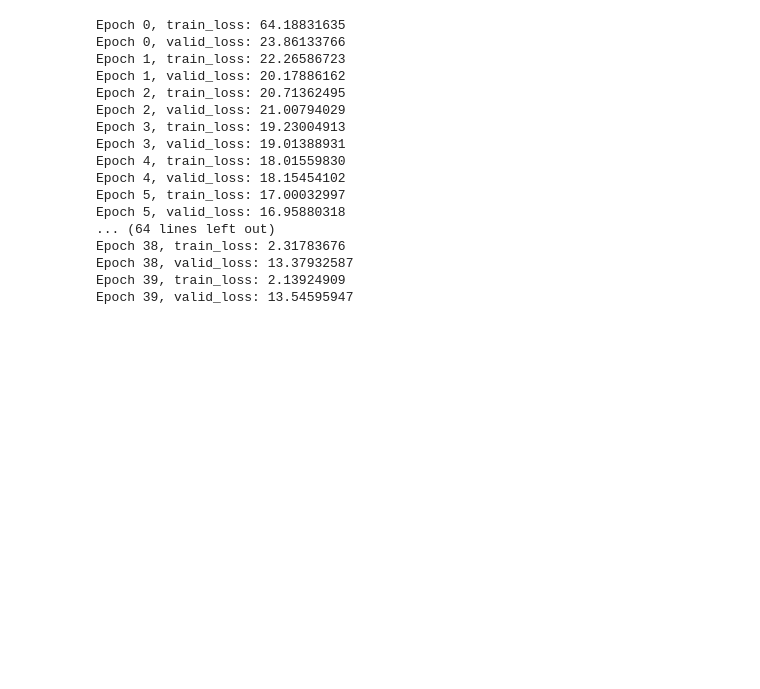
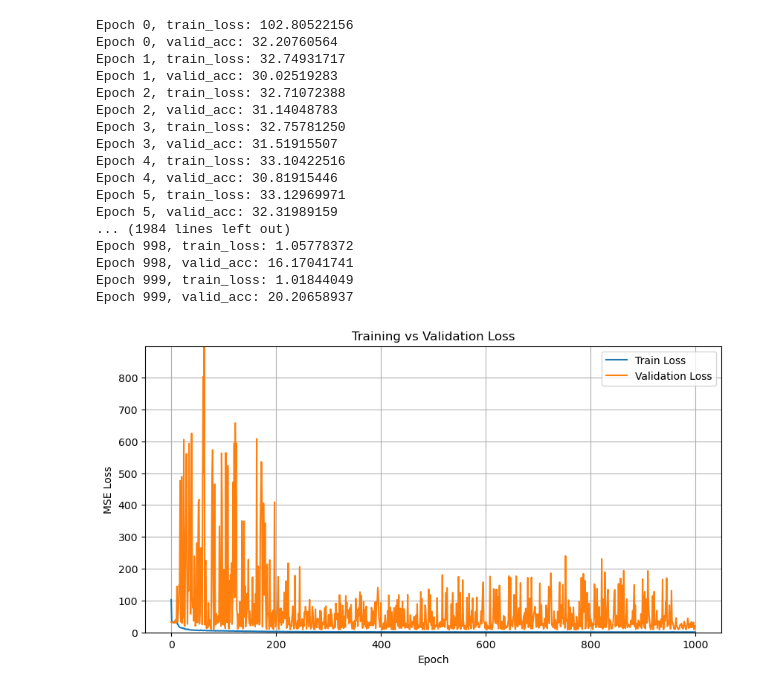
Before and after one commit to Torfinhell/Ml_homework, a Jupyter notebook: Depth_Vision_and_Graphics/Face_Points/face_predict.ipynb, the cells around one changed output. Cells and saved outputs as stored; diff of their text form; code cells hidden in the pictures; blank space fills up the shorter version.

```diff
--- a/Depth_Vision_and_Graphics/Face_Points/face_predict.ipynb
+++ b/Depth_Vision_and_Graphics/Face_Points/face_predict.ipynb
@@ -9,7 +9,7 @@ import cv2
 from tqdm.auto import tqdm
 import math
 # %%
-BATCH_SIZE=32
+BATCH_SIZE=64
 WINDOW_SIZE=(100, 100)
 if(torch.cuda.is_available()):
     DEVICE=torch.device("cuda")
@@ -147,14 +195,14 @@ dl_train=data.DataLoader(
     batch_size=BATCH_SIZE,
     shuffle=True,
     drop_last=True,
-    num_workers=os.cpu_count()
+    num_workers=os.cpu_count(),
 )
 dl_valid=data.DataLoader(
     ds_valid,
     batch_size=BATCH_SIZE,
     shuffle=True,
     drop_last=True,
-    num_workers=os.cpu_count()
+    num_workers=os.cpu_count(),
 )
 # %%
 class MyModel(nn.Sequential):
@@ -180,8 +254,11 @@ class MyModel(nn.Sequential):
 # %%
+
 def train(num_epochs=3):
     model=MyModel().to(DEVICE)
     loss_fn=torch.nn.MSELoss().to(DEVICE)
     optimizer=torch.optim.AdamW(model.parameters(), lr=1e-3)
+    train_losses = []
+    valid_losses = []
     for e in range(num_epochs):
         model.train()
         train_loss=[]
@@ -196,6 +273,7 @@ def train(num_epochs=3):
             optimizer.step()
             optimizer.zero_grad()
         train_loss=torch.stack(train_loss).mean()
+        train_losses.append(train_loss.item())
         print(
             f"Epoch {e},",
             f"train_loss: {(train_loss.item()):.8f}",
@@ -208,33 +286,48 @@ def train(num_epochs=3):
             with torch.no_grad():
                 p_batch = model(x_batch)
             y_batch=y_batch.reshape(y_batch.shape[0], -1)
-            loss=loss_fn(p_batch, y_batch)
+            loss=torch.nn.MSELoss()(p_batch, y_batch)
             valid_accs.append(loss.detach())
         valid_accs = torch.stack(valid_accs).mean()
+        valid_losses.append(valid_accs.item())
+
         print(
             f"Epoch {e},",
-            f"valid_loss: {valid_accs.item():.8f}",
+            f"valid_acc: {valid_accs.item():.8f}",
         )
+        if(e%100==0 or e==num_epochs-1):
+            torch.save(model.state_dict(), "facepoints_model_ch.pt")
+    plt.figure(figsize=(10, 5))
+    plt.plot(train_losses, label='Train Loss')
+    plt.plot(valid_losses, label='Validation Loss')
+    plt.xlabel("Epoch")
+    plt.ylabel("MSE Loss")
+    plt.ylim(0, min(max(max(valid_losses), max(train_losses)), 100))
+    plt.title("Training vs Validation Loss")
+    plt.legend()
+    plt.grid(True)
+    plt.show()
     return model
 # %%
 if(DEVICE==torch.device("cuda:0")):
     torch.cuda.empty_cache()
-model=train(num_epochs=40)
+model=train(num_epochs=1000)
 # %% [output]
-Epoch 0, train_loss: 64.18831635
-Epoch 0, valid_loss: 23.86133766
-Epoch 1, train_loss: 22.26586723
-Epoch 1, valid_loss: 20.17886162
-Epoch 2, train_loss: 20.71362495
-Epoch 2, valid_loss: 21.00794029
-Epoch 3, train_loss: 19.23004913
-Epoch 3, valid_loss: 19.01388931
-Epoch 4, train_loss: 18.01559830
-Epoch 4, valid_loss: 18.15454102
-Epoch 5, train_loss: 17.00032997
-Epoch 5, valid_loss: 16.95880318
-... (64 lines left out)
-Epoch 38, train_loss: 2.31783676
-Epoch 38, valid_loss: 13.37932587
-Epoch 39, train_loss: 2.13924909
-Epoch 39, valid_loss: 13.54595947
+Epoch 0, train_loss: 102.80522156
+Epoch 0, valid_acc: 32.20760564
+Epoch 1, train_loss: 32.74931717
+Epoch 1, valid_acc: 30.02519283
+Epoch 2, train_loss: 32.71072388
+Epoch 2, valid_acc: 31.14048783
+Epoch 3, train_loss: 32.75781250
+Epoch 3, valid_acc: 31.51915507
+Epoch 4, train_loss: 33.10422516
+Epoch 4, valid_acc: 30.81915446
+Epoch 5, train_loss: 33.12969971
+Epoch 5, valid_acc: 32.31989159
+... (1984 lines left out)
+Epoch 998, train_loss: 1.05778372
+Epoch 998, valid_acc: 16.17041741
+Epoch 999, train_loss: 1.01844049
+Epoch 999, valid_acc: 20.20658937
+[figure, added]
```
Also changed, not shown: parts of 13 cells of this notebook, 2 other files.
